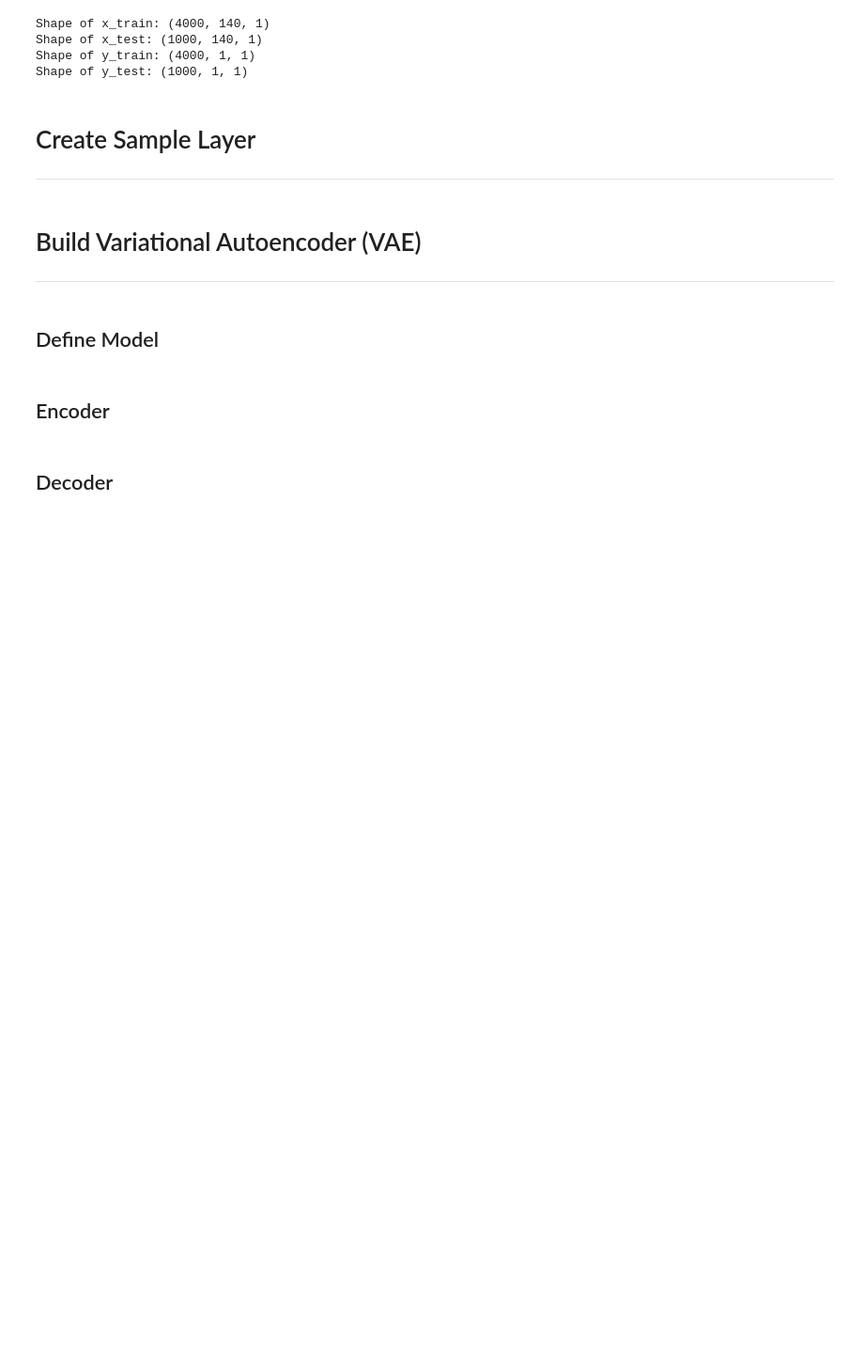
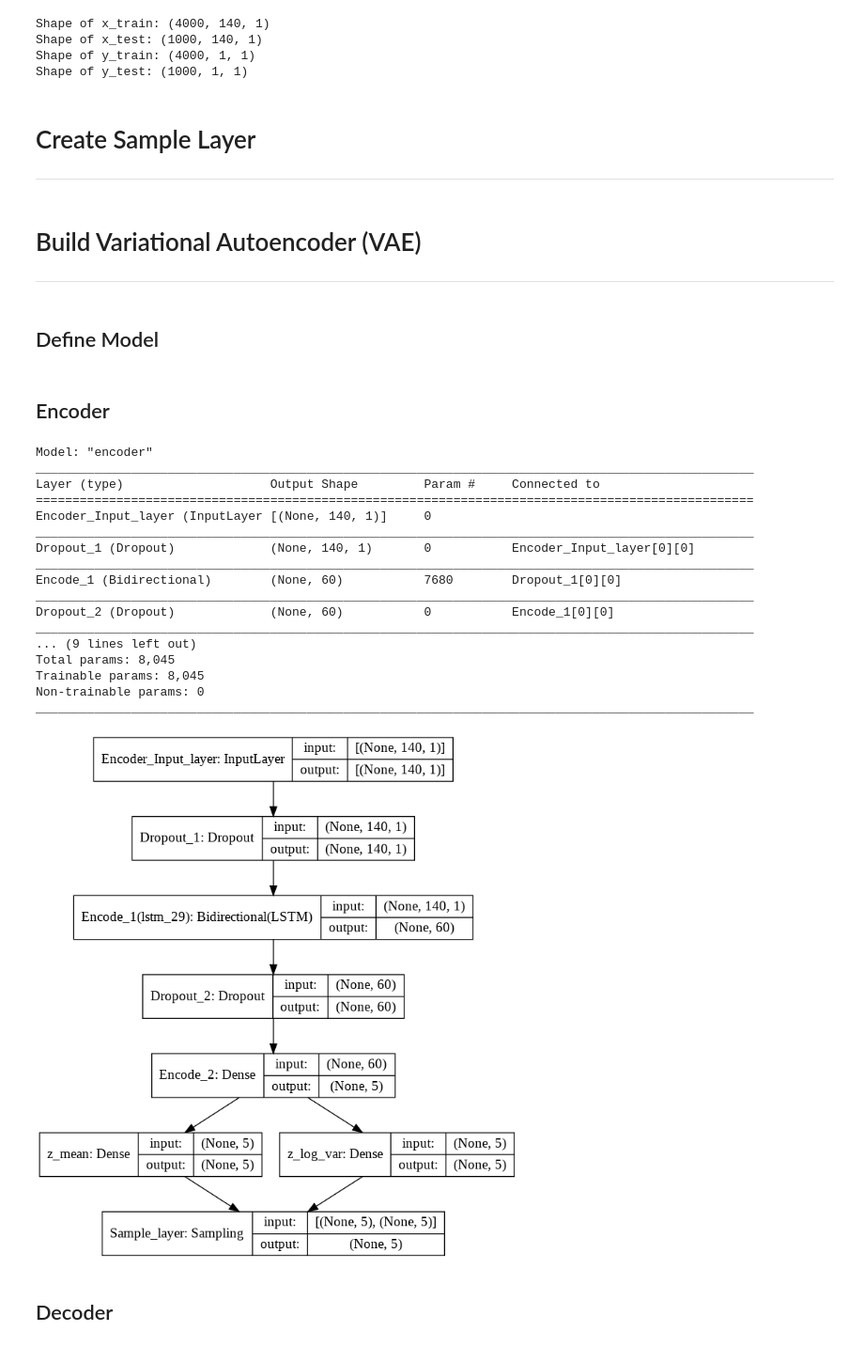
Before and after one commit to nina-prog/sem-data-analysis-VAE, a Jupyter notebook: VAE_v2.0.ipynb, the cells around one changed output. Shown at 94% size. Cells and saved outputs as stored; diff of their text form; code cells hidden in the pictures; blank space fills up the shorter version.

Commit message:
changed dim for layers

```diff
--- a/VAE_v2.0.ipynb
+++ b/VAE_v2.0.ipynb
@@ -127,35 +132,55 @@ class Sampling(layers.Layer):
 
 ### Model Properties
 encoding_dim = 140
-classes_dim = 5 #5, because 5 class in data ecg5000 - evtl 2,1
-latent_dim = 5
+intermediate_dim = 30
+latent_dim = 5 #5, because 5 class in data ecg5000 - evtl 2,1
 
 epochs = 30
 batch_size = 32
 
-drop_out_rate = 0.2
+drop_out_rate = 0.6
 # %% [markdown]
 ## Encoder
 # %%
 ### Define Encoder Layers
 encoder_inputs = keras.Input(shape=(140, 1), name='Encoder_Input_layer')
 
 encoded = Dropout(drop_out_rate, name='Dropout_1')(encoder_inputs)
-encoded = Bidirectional(LSTM(encoding_dim, activation='tanh', name=''), name='Encode_1')(encoded)
+encoded = Bidirectional(LSTM(intermediate_dim, activation='tanh', name=''), name='Encode_1')(encoded)
 encoded = Dropout(drop_out_rate, name='Dropout_2')(encoded)
-encoded = Dense(classes_dim, activation='tanh', name='Encode_2')(encoded)
+encoded = Dense(latent_dim, activation='tanh', name='Encode_2')(encoded)
+
 z_mean = Dense(latent_dim, activation="softplus", name="z_mean")(encoded)
 z_log_var = Dense(latent_dim, activation="softplus", name="z_log_var")(encoded)
 
 z = Sampling(name='Sample_layer')([z_mean, z_log_var])
 
 ### Build Encoder
 encoder = keras.Model(encoder_inputs, [z_mean, z_log_var, z], name="encoder")
 encoder.summary()
 # configure encoder for training
 encoder.compile(optimizer='adam', loss='mean_squared_error')
 
 plot_model(encoder, show_shapes=True, to_file='reconstruct_lstm_encoder.png')
+# %% [output]
+Model: "encoder"
+__________________________________________________________________________________________________
+Layer (type)                    Output Shape         Param #     Connected to
+==================================================================================================
+Encoder_Input_layer (InputLayer [(None, 140, 1)]     0
+__________________________________________________________________________________________________
+Dropout_1 (Dropout)             (None, 140, 1)       0           Encoder_Input_layer[0][0]
+__________________________________________________________________________________________________
+Encode_1 (Bidirectional)        (None, 60)           7680        Dropout_1[0][0]
+__________________________________________________________________________________________________
+Dropout_2 (Dropout)             (None, 60)           0           Encode_1[0][0]
+__________________________________________________________________________________________________
+... (9 lines left out)
+Total params: 8,045
+Trainable params: 8,045
+Non-trainable params: 0
+__________________________________________________________________________________________________
+[figure, added]
 # %% [markdown]
 ## Decoder
 # %%
```
Also changed, not shown: parts of 16 cells of this notebook.
